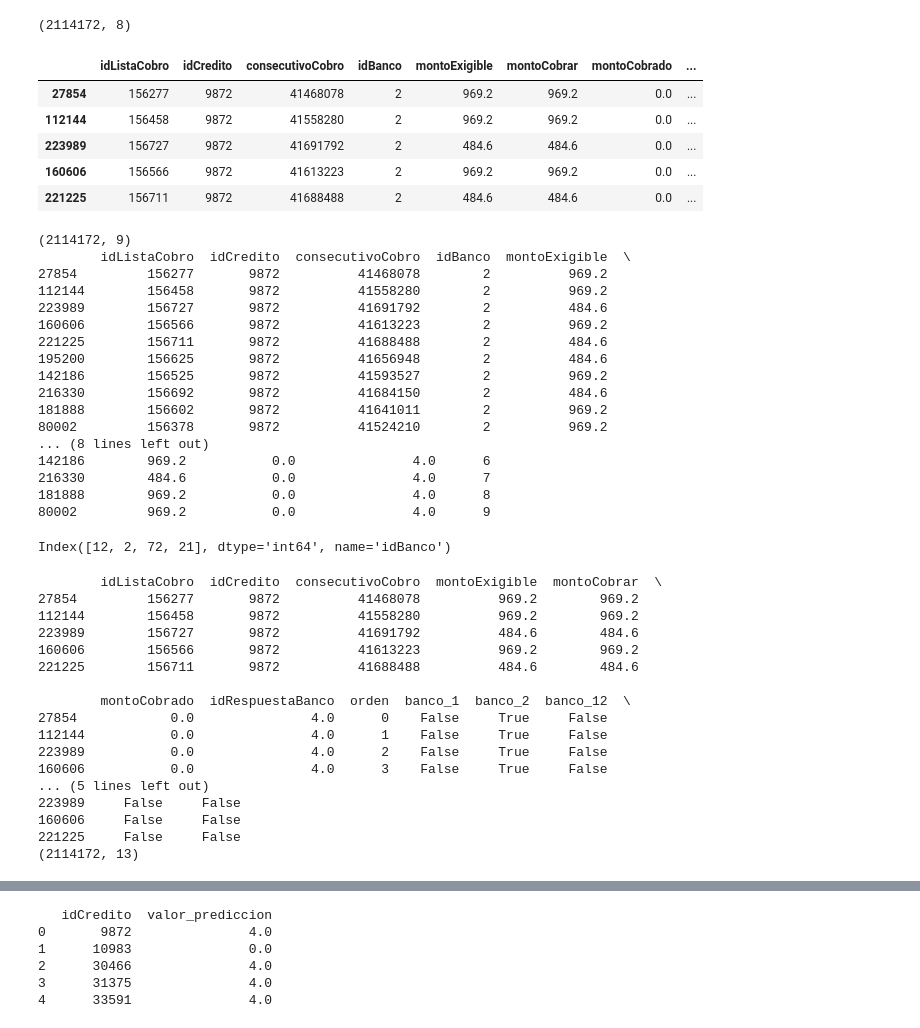
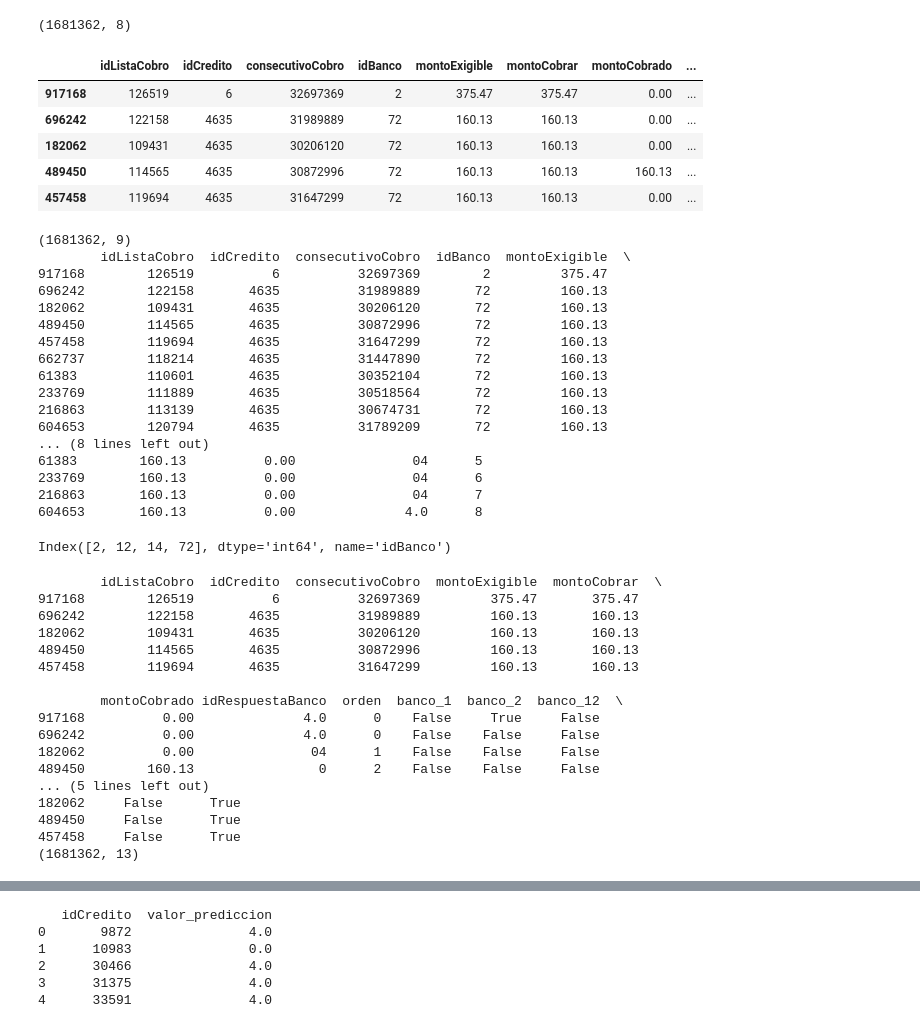
Before and after one commit to FelixStaff/Credifiel, a Jupyter notebook: inputado.ipynb, the cells around one changed output, grey strips where cells are left out. Cells and saved outputs as stored; diff of their text form; code cells hidden in the pictures.

```diff
--- a/inputado.ipynb
+++ b/inputado.ipynb
@@ -3,23 +3,23 @@ import pandas as pd
 import numpy as np
 import sklearn as sk
 # %%
-df = pd.read_csv('Data/ListaCobroDetalle2025.csv')
+df = pd.read_csv('Data/ListaCobroDetalle2023.csv')
 # Ordernar por idCredito
 df = df.sort_values(by=['idCredito'])
 # Eliminar la fecha de cobro banco
 df = df.drop(columns=['fechaCobroBanco'])
 # Rellenar los nulos con 0
 df = df.fillna(0)
 print (df.shape)
 df.head()
 # %% [output]
-(2114172, 8)
+(1681362, 8)
 |  | idListaCobro | idCredito | consecutivoCobro | idBanco | montoExigible | montoCobrar | montoCobrado | ... |
-| 27854 | 156277 | 9872 | 41468078 | 2 | 969.2 | 969.2 | 0.0 | ... |
-| 112144 | 156458 | 9872 | 41558280 | 2 | 969.2 | 969.2 | 0.0 | ... |
-| 223989 | 156727 | 9872 | 41691792 | 2 | 484.6 | 484.6 | 0.0 | ... |
-| 160606 | 156566 | 9872 | 41613223 | 2 | 969.2 | 969.2 | 0.0 | ... |
-| 221225 | 156711 | 9872 | 41688488 | 2 | 484.6 | 484.6 | 0.0 | ... |
+| 917168 | 126519 | 6 | 32697369 | 2 | 375.47 | 375.47 | 0.00 | ... |
+| 696242 | 122158 | 4635 | 31989889 | 72 | 160.13 | 160.13 | 0.00 | ... |
+| 182062 | 109431 | 4635 | 30206120 | 72 | 160.13 | 160.13 | 0.00 | ... |
+| 489450 | 114565 | 4635 | 30872996 | 72 | 160.13 | 160.13 | 160.13 | ... |
+| 457458 | 119694 | 4635 | 31647299 | 72 | 160.13 | 160.13 | 0.00 | ... |
 # %%
 # Para cada idCredito, restar el consecutivoCobro mínimo de ese grupo para que el orden inicie en 0
 
@@ -28,23 +28,23 @@ df['orden'] = df.groupby('idCredito').cumcount()
 print(df.shape)
 print(df.head(10))
 # %% [output]
-(2114172, 9)
+(1681362, 9)
         idListaCobro  idCredito  consecutivoCobro  idBanco  montoExigible  \
-27854         156277       9872          41468078        2          969.2
-112144        156458       9872          41558280        2          969.2
-223989        156727       9872          41691792        2          484.6
-160606        156566       9872          41613223        2          969.2
-221225        156711       9872          41688488        2          484.6
-195200        156625       9872          41656948        2          484.6
-142186        156525       9872          41593527        2          969.2
-216330        156692       9872          41684150        2          484.6
-181888        156602       9872          41641011        2          969.2
-80002         156378       9872          41524210        2          969.2
+917168        126519          6          32697369        2         375.47
+696242        122158       4635          31989889       72         160.13
+182062        109431       4635          30206120       72         160.13
+489450        114565       4635          30872996       72         160.13
+457458        119694       4635          31647299       72         160.13
+662737        118214       4635          31447890       72         160.13
+61383         110601       4635          30352104       72         160.13
+233769        111889       4635          30518564       72         160.13
+216863        113139       4635          30674731       72         160.13
+604653        120794       4635          31789209       72         160.13
 ... (8 lines left out)
-142186        969.2           0.0               4.0      6
-216330        484.6           0.0               4.0      7
-181888        969.2           0.0               4.0      8
-80002         969.2           0.0               4.0      9
+61383        160.13          0.00               04      5
+233769       160.13          0.00               04      6
+216863       160.13          0.00               04      7
+604653       160.13          0.00              4.0      8
 # %%
 # Filtra los valores a los 4 mas populares y si no esta dentro de esos 4, lo pone como otro o 1
 top4_bancos = df['idBanco'].value_counts().nlargest(4).index
@@ -58,28 +58,28 @@ df['idBanco'] = df['idBanco'].apply(lambda x: x if x in top4_bancos else 1)
 # Ahora la pasamos a dummy
 df = pd.get_dummies(df, columns=['idBanco'], prefix='banco')
 # %% [output]
-Index([12, 2, 72, 21], dtype='int64', name='idBanco')
+Index([2, 12, 14, 72], dtype='int64', name='idBanco')
 # %%
 print (df.head())
 print (df.shape)
 # %% [output]
         idListaCobro  idCredito  consecutivoCobro  montoExigible  montoCobrar  \
-27854         156277       9872          41468078          969.2        969.2
-112144        156458       9872          41558280          969.2        969.2
-223989        156727       9872          41691792          484.6        484.6
-160606        156566       9872          41613223          969.2        969.2
-221225        156711       9872          41688488          484.6        484.6
+917168        126519          6          32697369         375.47       375.47
+696242        122158       4635          31989889         160.13       160.13
+182062        109431       4635          30206120         160.13       160.13
+489450        114565       4635          30872996         160.13       160.13
+457458        119694       4635          31647299         160.13       160.13
 
-        montoCobrado  idRespuestaBanco  orden  banco_1  banco_2  banco_12  \
-27854            0.0               4.0      0    False     True     False
-112144           0.0               4.0      1    False     True     False
-223989           0.0               4.0      2    False     True     False
-160606           0.0               4.0      3    False     True     False
+        montoCobrado idRespuestaBanco  orden  banco_1  banco_2  banco_12  \
+917168          0.00              4.0      0    False     True     False
+696242          0.00              4.0      0    False    False     False
+182062          0.00               04      1    False    False     False
+489450        160.13                0      2    False    False     False
 ... (5 lines left out)
-223989     False     False
-160606     False     False
-221225     False     False
-(2114172, 13)
+182062     False      True
+489450     False      True
+457458     False      True
+(1681362, 13)
 # %%
 # Para el input del modelo, primero necesitamos agrupar por idCredito y luego el ultimo valor de cada grupo es el output
 Cobradores = df.groupby('idCredito')
```
Also changed, not shown: parts of 3 cells of this notebook, 8 other files.
